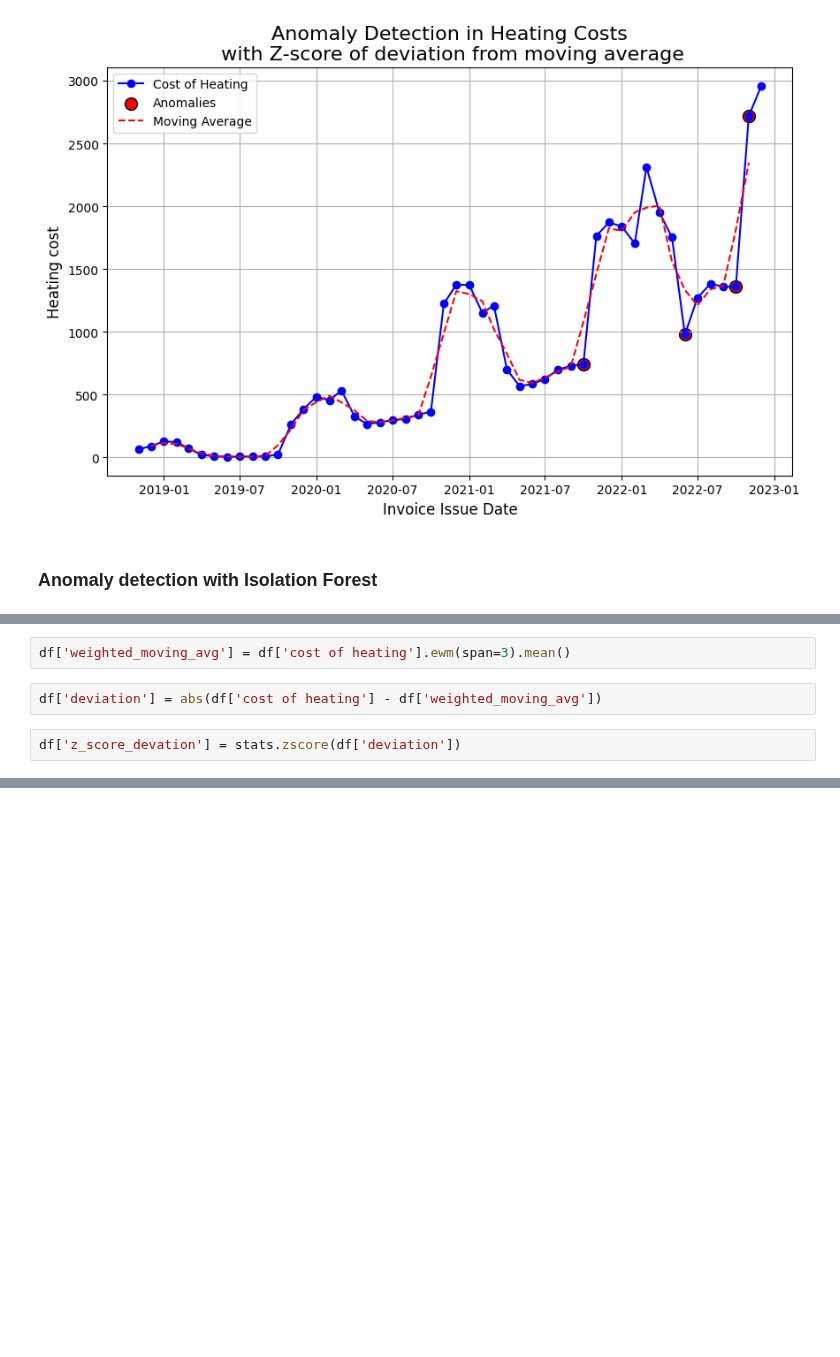
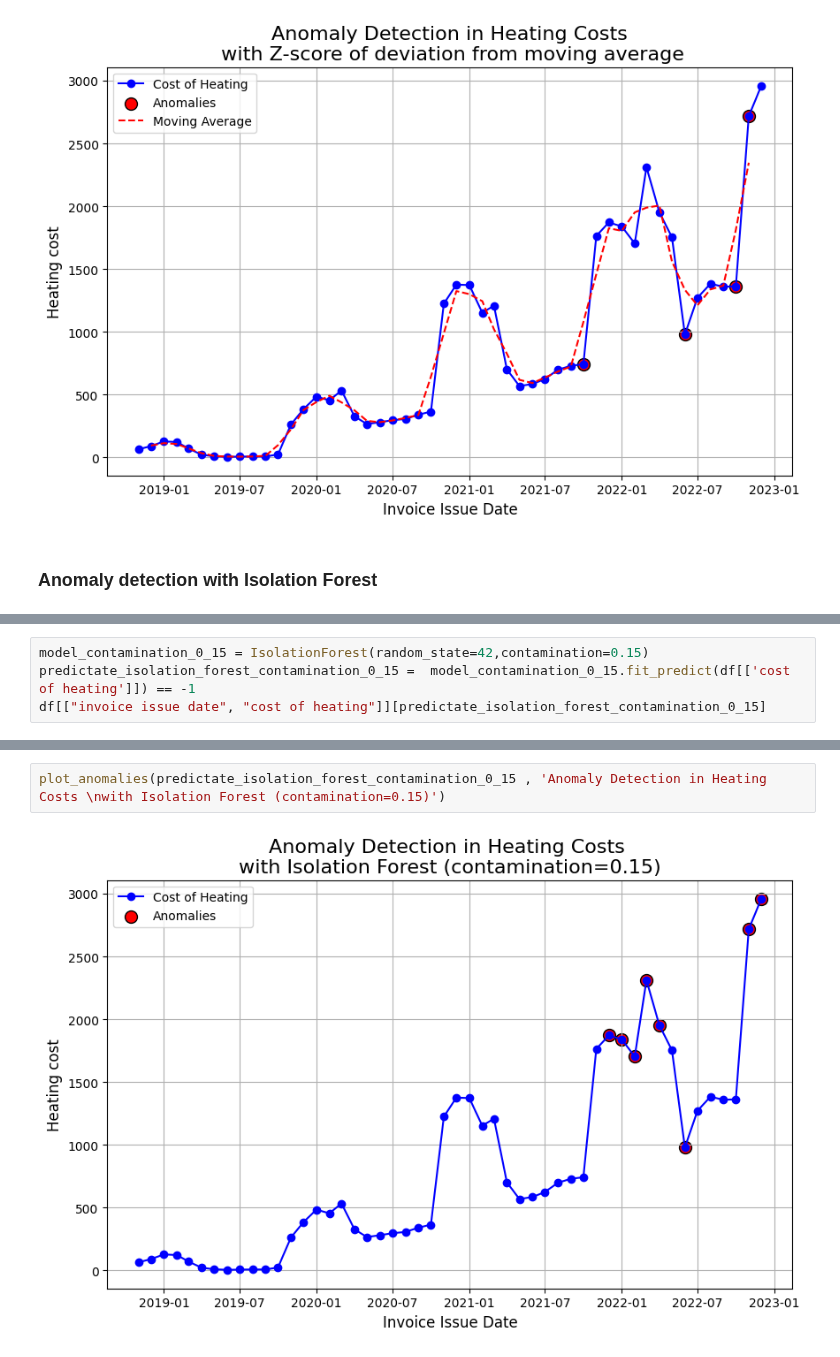
Before and after one commit to MKastek/time-series-notes, a Jupyter notebook: cost_of_heating_time_series.ipynb, the cells around one changed output, grey strips where cells are left out. Saved outputs shown, nothing was run; the diff lists cells and outputs as text; blank space fills up the shorter version.

```diff
--- a/cost_of_heating_time_series.ipynb
+++ b/cost_of_heating_time_series.ipynb
@@ -451,6 +337,0 @@ df
-# %%
-df['weighted_moving_avg'] = df['cost of heating'].ewm(span=3).mean()
-# %%
-df['deviation'] = abs(df['cost of heating'] - df['weighted_moving_avg'])
-# %%
-df['z_score_devation'] = stats.zscore(df['deviation'])
@@ -501,0 +353,4 @@ plt.show()
+# %%
+model_contamination_0_15 = IsolationForest(random_state=42,contamination=0.15)
+predictate_isolation_forest_contamination_0_15 =  model_contamination_0_15.fit_predict(df[['cost of heating']]) == -1
+df[["invoice issue date", "cost of heating"]][predictate_isolation_forest_contamination_0_15]
@@ -501,0 +367,4 @@ plt.show()
+# %%
+plot_anomalies(predictate_isolation_forest_contamination_0_15 , 'Anomaly Detection in Heating Costs \nwith Isolation Forest (contamination=0.15)')
+# %% [output]
+[figure, added]
```
Also changed, not shown: parts of 15 cells of this notebook.
